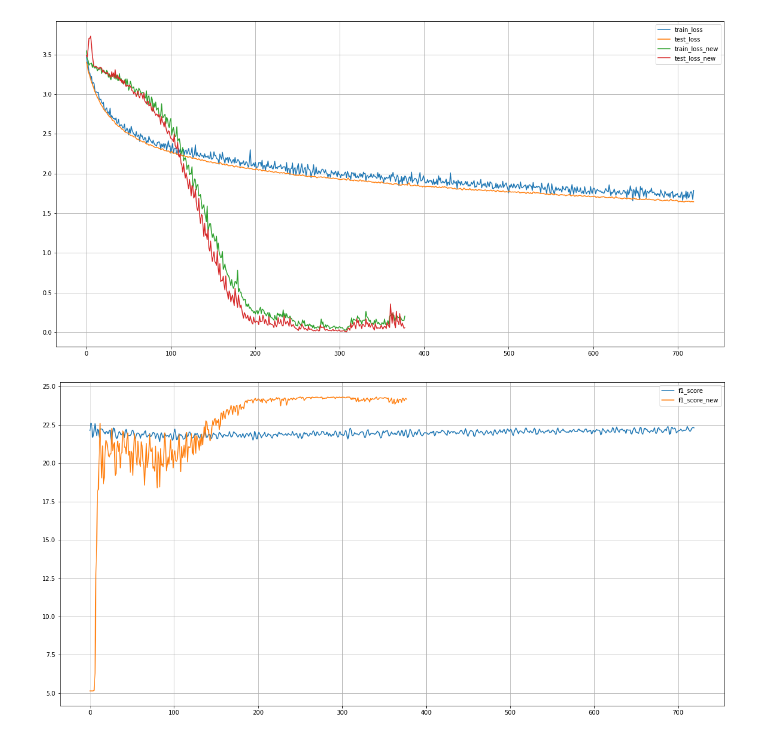
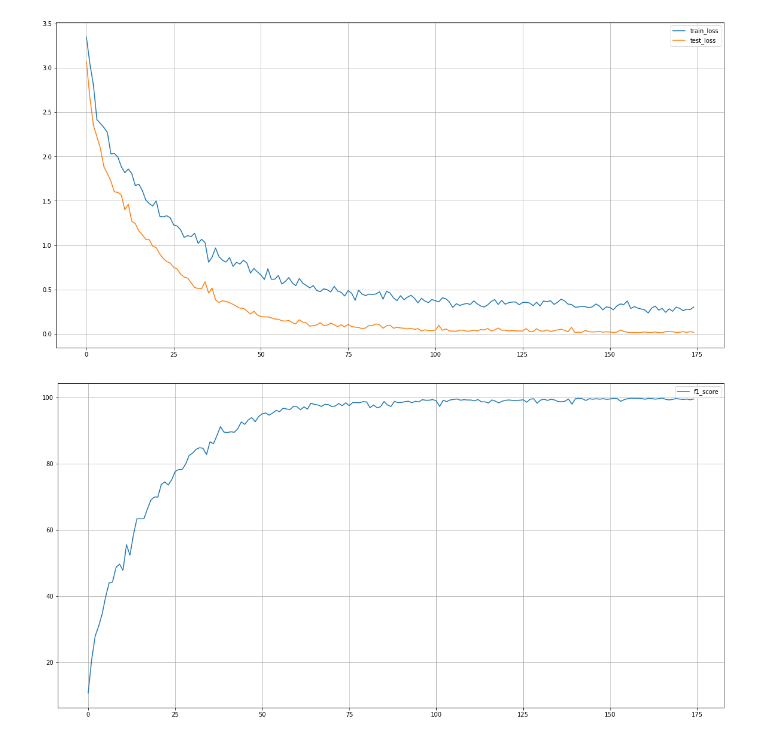
Before and after one commit to darkmatter18/Hackerearth-Snakes-in-the-hood, a Jupyter notebook: progress/Loss Graph.ipynb, the cells around one changed output. Drawn from its saved outputs; the diff is of its cells as text; code cells hidden in the pictures.

```diff
--- a/progress/Loss Graph.ipynb
+++ b/progress/Loss Graph.ipynb
@@ -2,7 +2,7 @@
 import pickle
 import matplotlib.pyplot as plt
 # %%
-with open('../checkpoints/uwie/loss_stats_1606035925.pkl', 'rb') as f:
+with open('../checkpoints/resnet1606820697/loss_stats_1606820700.pkl', 'rb') as f:
     data = pickle.load(f)
 # %%
 with open('../checkpoints/resnet1606052074/loss_stats_1606052077.pkl', 'rb') as f:
@@ -13,22 +13,22 @@ with open('./checkpoints/uwie/loss_stats_1606035925.pkl', 'rb') as f:
 # %%
 plt.figure(figsize=(20, 10))
 plt.plot(data['train_loss'], label='train_loss')
 plt.plot(data['test_loss'], label='test_loss')
-plt.plot(data2['train_loss'], label='train_loss_new')
-plt.plot(data2['test_loss'], label='test_loss_new')
+# plt.plot(data2['train_loss'], label='train_loss_new')
+# plt.plot(data2['test_loss'], label='test_loss_new')
 # plt.plot(data3['train_loss'], label='train_loss_new2')
 # plt.plot(data3['test_loss'], label='test_loss_new2')
 plt.grid()
 plt.legend()
 plt.show()
 # %% [output]
-[figure, old version]
+[figure, new version]
 # %%
 plt.figure(figsize=(20, 10))
 plt.plot(data['f1_score'], label='f1_score')
-plt.plot(data2['f1_score'], label='f1_score_new')
+# plt.plot(data2['f1_score'], label='f1_score_new')
 plt.grid()
 plt.legend()
 plt.show()
 # %% [output]
-[figure, old version]
+[figure, new version]
```
Also changed, not shown: 1 other file.
